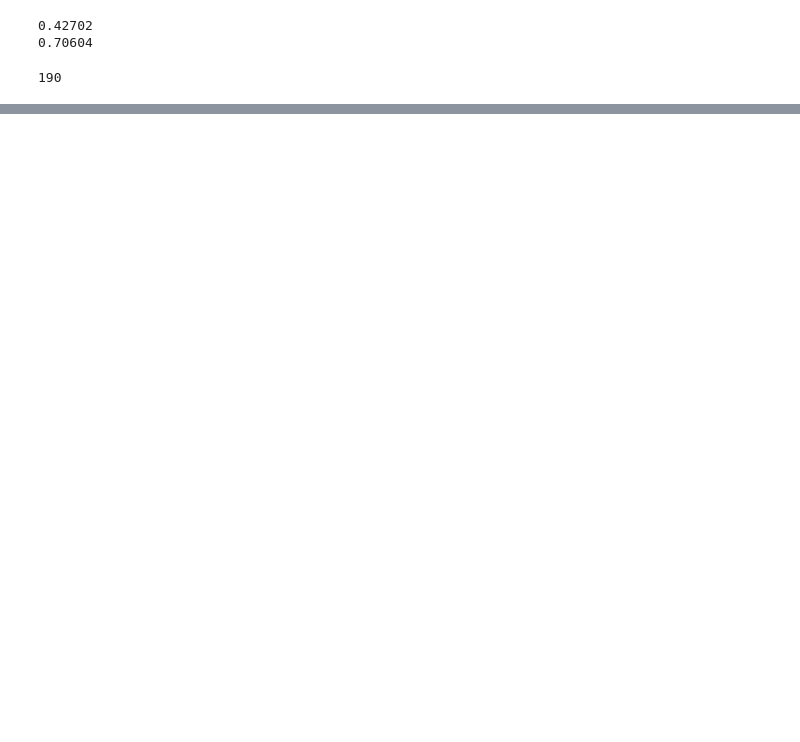
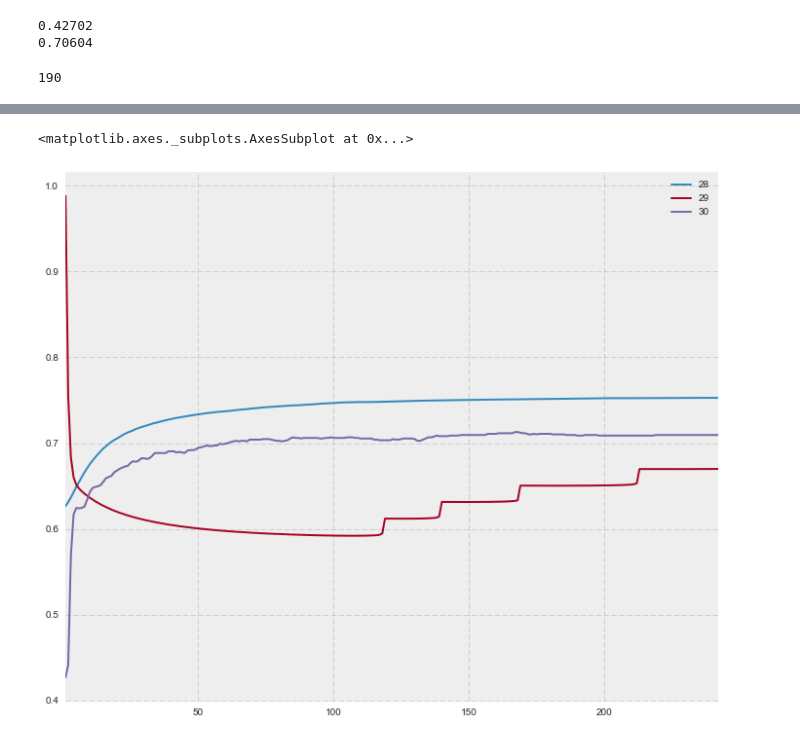
Before and after one commit to MichaelNormandyGavin/contraceptive, a Jupyter notebook: Contraceptive Study Classification.ipynb, the cells around one changed output, grey strips where cells are left out. Drawn from its saved outputs; the diff is of its cells as text; code cells hidden in the pictures; blank space fills up the shorter version.

```diff
--- a/Contraceptive Study Classification.ipynb
+++ b/Contraceptive Study Classification.ipynb
@@ -613,0 +634,5 @@ plt.show()
+# %%
+scores_history.iloc[1:,:].plot(figsize=(12,10))
+# %% [output]
+<matplotlib.axes._subplots.AxesSubplot at 0x...>
+[figure, added]
```
Also changed, not shown: parts of 22 cells of this notebook.
